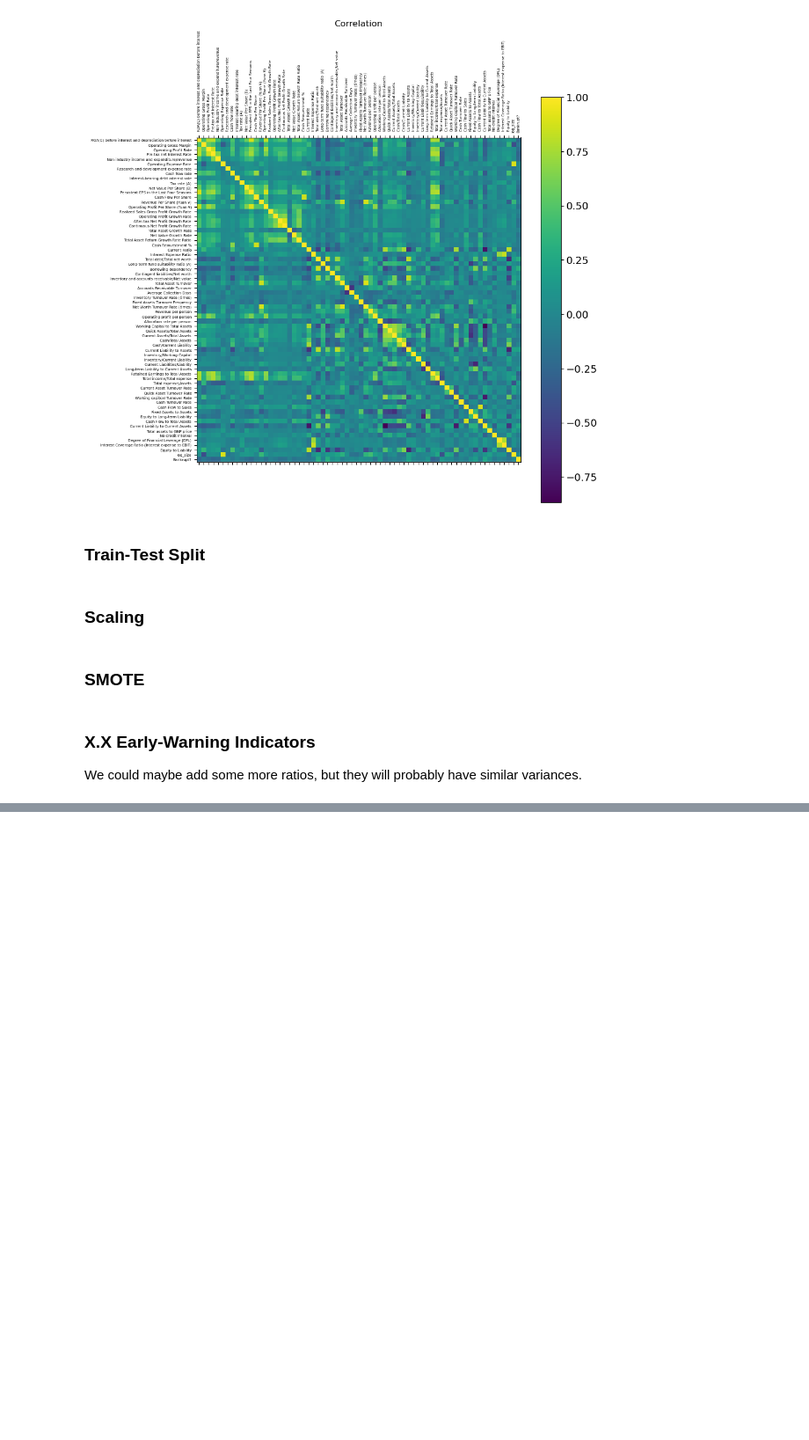
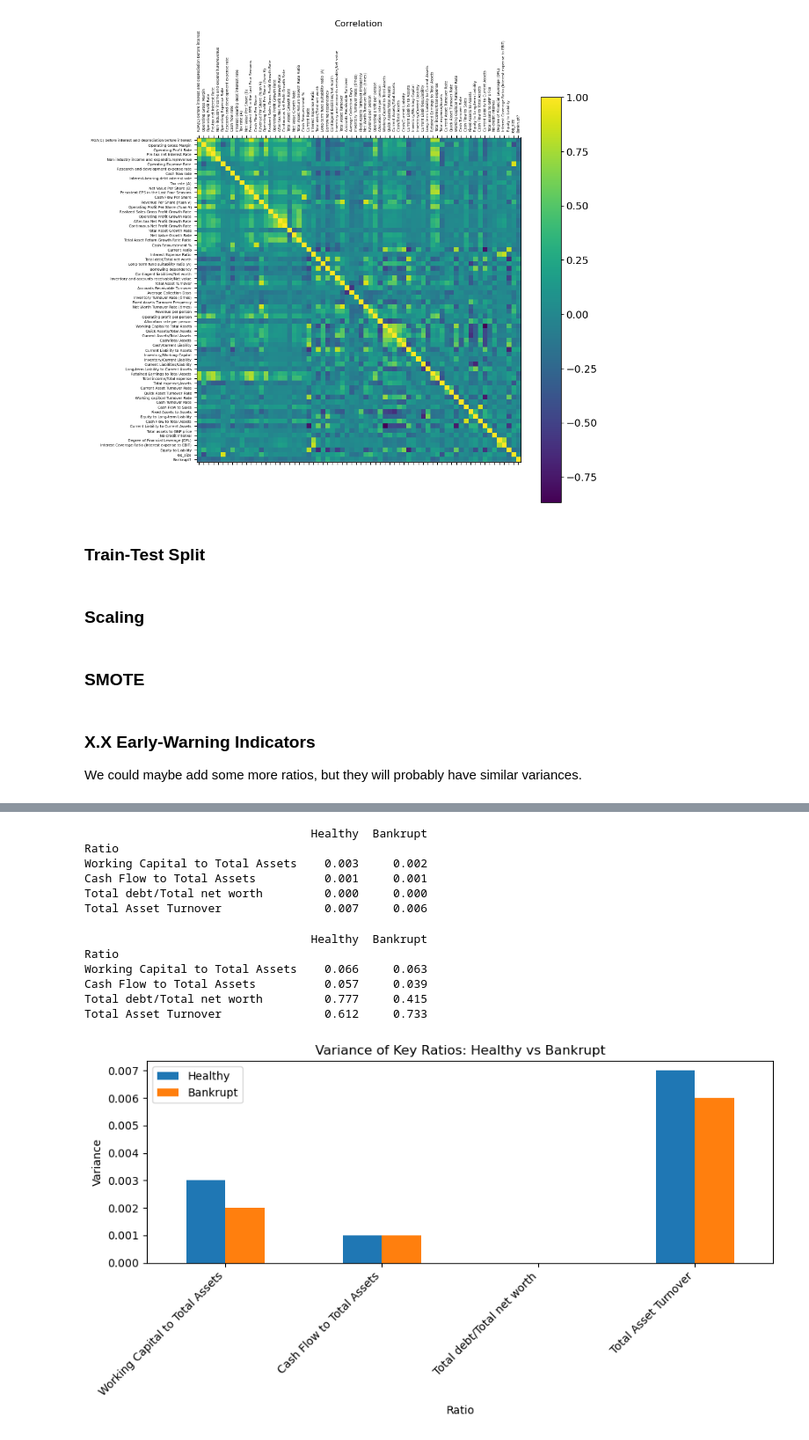
Before and after one commit to Vincent2308/Corporate-Bankruptcy, a Jupyter notebook: notebooks/week3/Taiwan_Week3.ipynb, the cells around one changed output, grey strips where cells are left out. Shown: that part at 88% size. Drawn from its saved outputs; the diff is of its cells as text; code cells hidden in the pictures; blank space fills up the shorter version.

```diff
--- a/notebooks/week3/Taiwan_Week3.ipynb
+++ b/notebooks/week3/Taiwan_Week3.ipynb
@@ -154,7 +154,10 @@ x_train_sc_sm, y_train_sm, = smote.fit_resample(x_train_sc, y_train)
 ### X.X Early-Warning Indicators
 We could maybe add some more ratios, but they will probably have similar variances.
 # %%
-ratios=[" Current Liability to Assets"," Net Income to Total Assets"," Working Capital to Total Assets"," Retained Earnings to Total Assets"]
-variance_df = df.groupby("Bankrupt?")[ratios].var()
-variance_df
+key_ratios = [" Working Capital to Total Assets"," Cash Flow to Total Assets"," Total debt/Total net worth"," Total Asset Turnover"]
+grouped = df_reduced.groupby("Bankrupt?")[key_ratios]
+
+
+stats = grouped.agg(["mean", "std", "var"])
+print(stats)
 # %% [output]
@@ -164,0 +181,48 @@ variance_df
+# %%
+var_df = stats.xs("var", axis=1, level=1)
+var_df.index = var_df.index.map({0: "Healthy", 1: "Bankrupt"})
+
+
+var_table = var_df.T
+var_table.index.name = "Ratio"
+var_table.columns.name = None
+
+
+var_table = var_table.round(3)
+print(var_table)
+# %% [output]
+                                 Healthy  Bankrupt
+Ratio
+Working Capital to Total Assets    0.003     0.002
+Cash Flow to Total Assets          0.001     0.001
+Total debt/Total net worth         0.000     0.000
+Total Asset Turnover               0.007     0.006
+# %%
+mean_df = stats.xs("mean", axis=1, level=1)
+std_df  = stats.xs("std", axis=1, level=1)
+
+cv_df = std_df / mean_df
+cv_df.index = cv_df.index.map({0: "Healthy", 1: "Bankrupt"})
+
+cv_table = cv_df.T
+cv_table.index.name = "Ratio"
+cv_table.columns.name = None
+
+cv_table = cv_table.round(3)
+print(cv_table)
+# %% [output]
+                                 Healthy  Bankrupt
+Ratio
+Working Capital to Total Assets    0.066     0.063
+Cash Flow to Total Assets          0.057     0.039
+Total debt/Total net worth         0.777     0.415
+Total Asset Turnover               0.612     0.733
+# %%
+ax = var_table.plot(kind="bar", figsize=(9, 5))
+ax.set_ylabel("Variance")
+ax.set_title("Variance of key ratios: Healthy vs Bankrupt")
+plt.xticks(rotation=45, ha="right")
+plt.tight_layout()
+plt.show()
+# %% [output]
+[figure, added]
```
Also changed, not shown: parts of 3 cells of this notebook.
